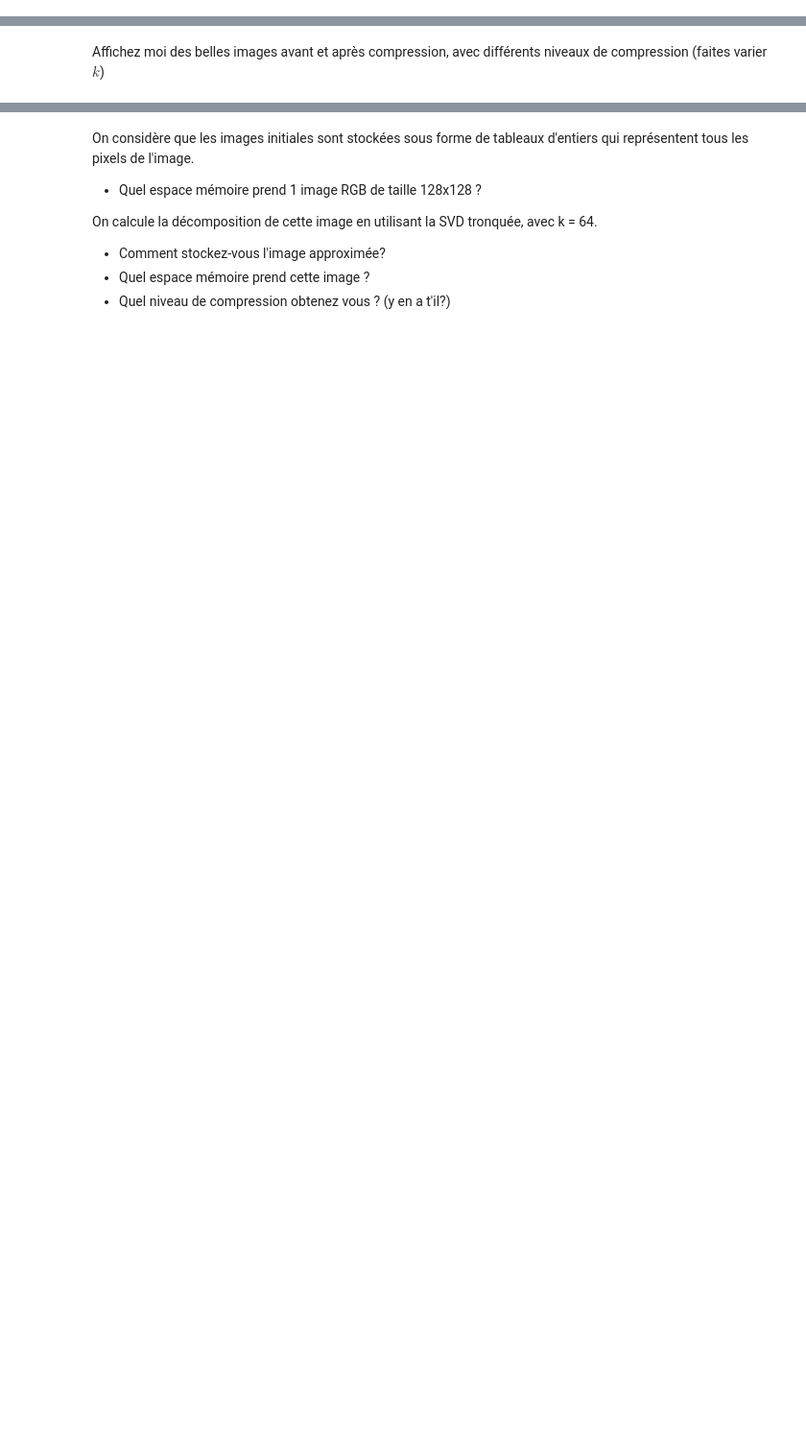
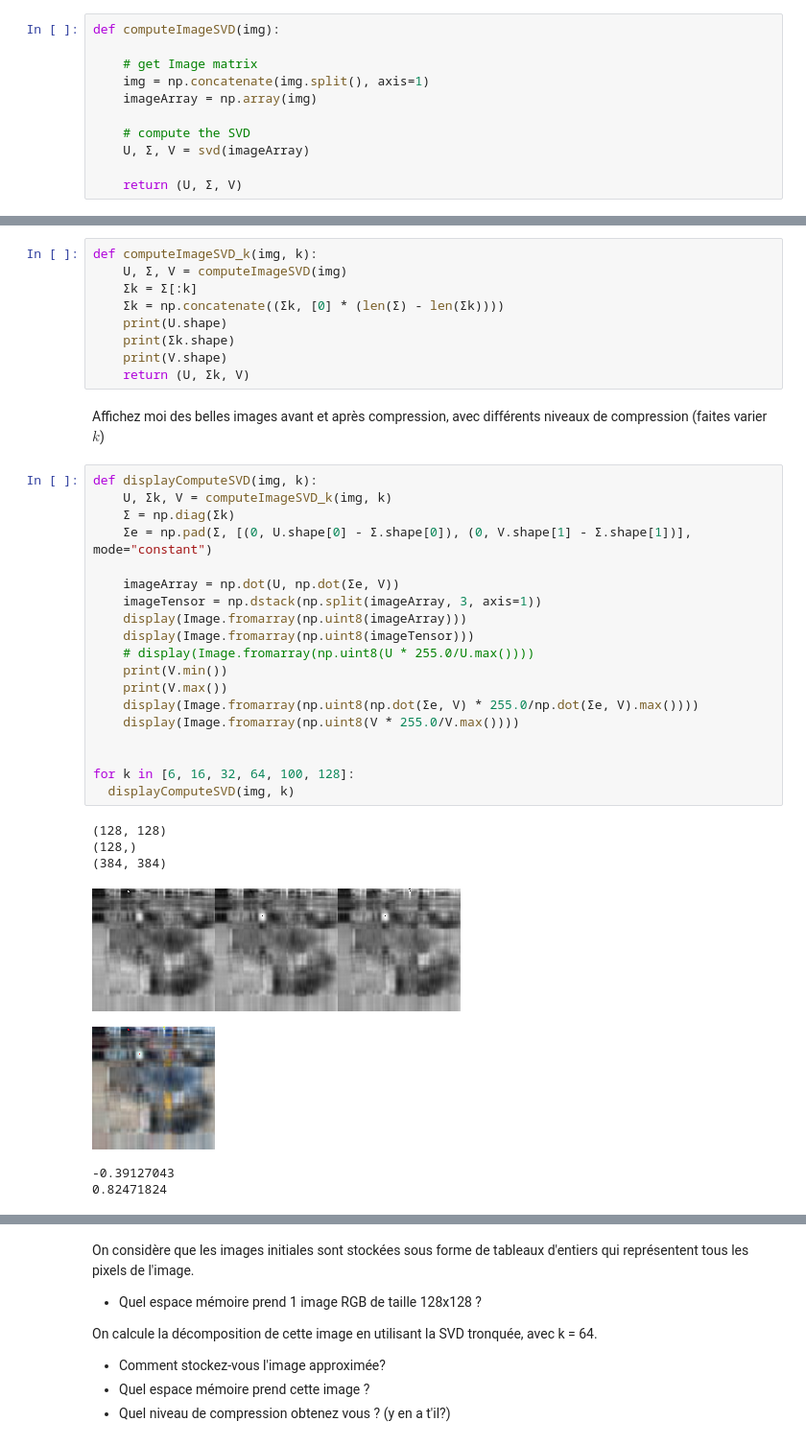
Before and after one commit to charles66820/CREMIfiles, a Jupyter notebook: IS329_fouille/project/Projet-DL-Image.ipynb, the cells around one changed output, grey strips where cells are left out. Shown at 96% size. Drawn from its saved outputs; the diff is of its cells as text; blank space fills up the shorter version.

```diff
--- a/IS329_fouille/project/Projet-DL-Image.ipynb
+++ b/IS329_fouille/project/Projet-DL-Image.ipynb
@@ -64,6 +72,53 @@ img
 # %% [markdown]
 Définissez une fonction qui prend en entrée une image, calcule la décomposition SVD de l'image
+# %%
+def computeImageSVD(img):
+
+    # get Image matrix
+    img = np.concatenate(img.split(), axis=1)
+    imageArray = np.array(img)
+
+    # compute the SVD
+    U, Σ, V = svd(imageArray)
+
+    return (U, Σ, V)
 # %% [markdown]
 Définissez une fonction qui prend en entrée une image et un entier k, calcule la décomposition SVD de l'image et retourne l'approximation $M^{k}$ de cette décomposition
+# %%
+def computeImageSVD_k(img, k):
+    U, Σ, V = computeImageSVD(img)
+    Σk = Σ[:k]
+    Σk = np.concatenate((Σk, [0] * (len(Σ) - len(Σk))))
+    print(U.shape)
+    print(Σk.shape)
+    print(V.shape)
+    return (U, Σk, V)
 # %% [markdown]
 Affichez moi des belles images avant et après compression, avec différents niveaux de compression (faites varier $k$)
+# %%
+def displayComputeSVD(img, k):
+    U, Σk, V = computeImageSVD_k(img, k)
+    Σ = np.diag(Σk)
+    Σe = np.pad(Σ, [(0, U.shape[0] - Σ.shape[0]), (0, V.shape[1] - Σ.shape[1])], mode="constant")
+
+    imageArray = np.dot(U, np.dot(Σe, V))
+    imageTensor = np.dstack(np.split(imageArray, 3, axis=1))
+    display(Image.fromarray(np.uint8(imageArray)))
+    display(Image.fromarray(np.uint8(imageTensor)))
+    # display(Image.fromarray(np.uint8(U * 255.0/U.max())))
+    print(V.min())
+    print(V.max())
+    display(Image.fromarray(np.uint8(np.dot(Σe, V) * 255.0/np.dot(Σe, V).max())))
+    display(Image.fromarray(np.uint8(V * 255.0/V.max())))
+
+
+for k in [6, 16, 32, 64, 100, 128]:
+  displayComputeSVD(img, k)
+# %% [output]
+(128, 128)
+(128,)
+(384, 384)
+[figure, added]
+[figure, added]
+-0.39127043
+0.82471824
```
Also changed, not shown: parts of 5 cells of this notebook.
